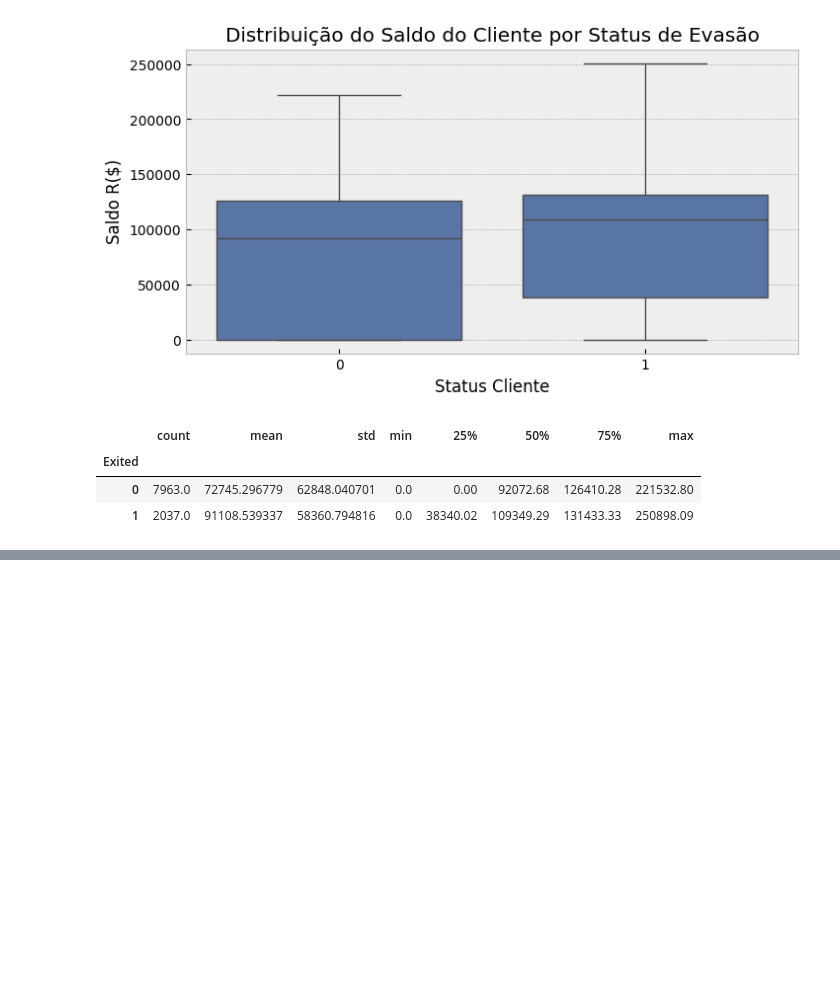
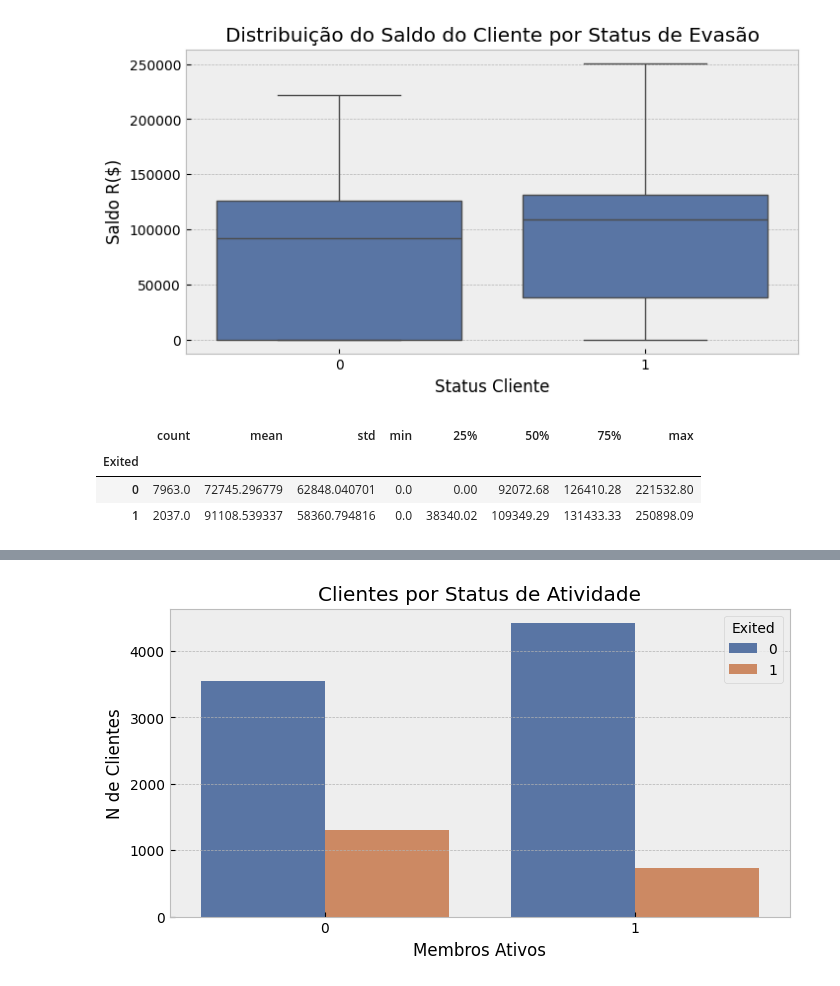
Before and after one commit to dusouza01/Modelagem-de-Churn, a Jupyter notebook: Portifolio_Churn_Modelling.ipynb, the cells around one changed output, grey strips where cells are left out. Drawn from its saved outputs; the diff is of its cells as text; code cells hidden in the pictures; blank space fills up the shorter version.

```diff
--- a/Portifolio_Churn_Modelling.ipynb
+++ b/Portifolio_Churn_Modelling.ipynb
@@ -428,0 +468,10 @@ df.groupby('Exited')['Balance'].describe()
+# %%
+PALETA = ['#4C72B0', '#DD8452']
+plt.figure(figsize=(8, 4))
+sns.countplot(data=df, x='IsActiveMember', hue='Exited',palette = [PALETA[0], PALETA[1]])
+plt.xlabel('Membros Ativos')
+plt.ylabel('N de Clientes')
+plt.title('Clientes por Status de Atividade')
+plt.show()
+# %% [output]
+[figure, added]
```
Also changed, not shown: parts of 12 cells of this notebook.
